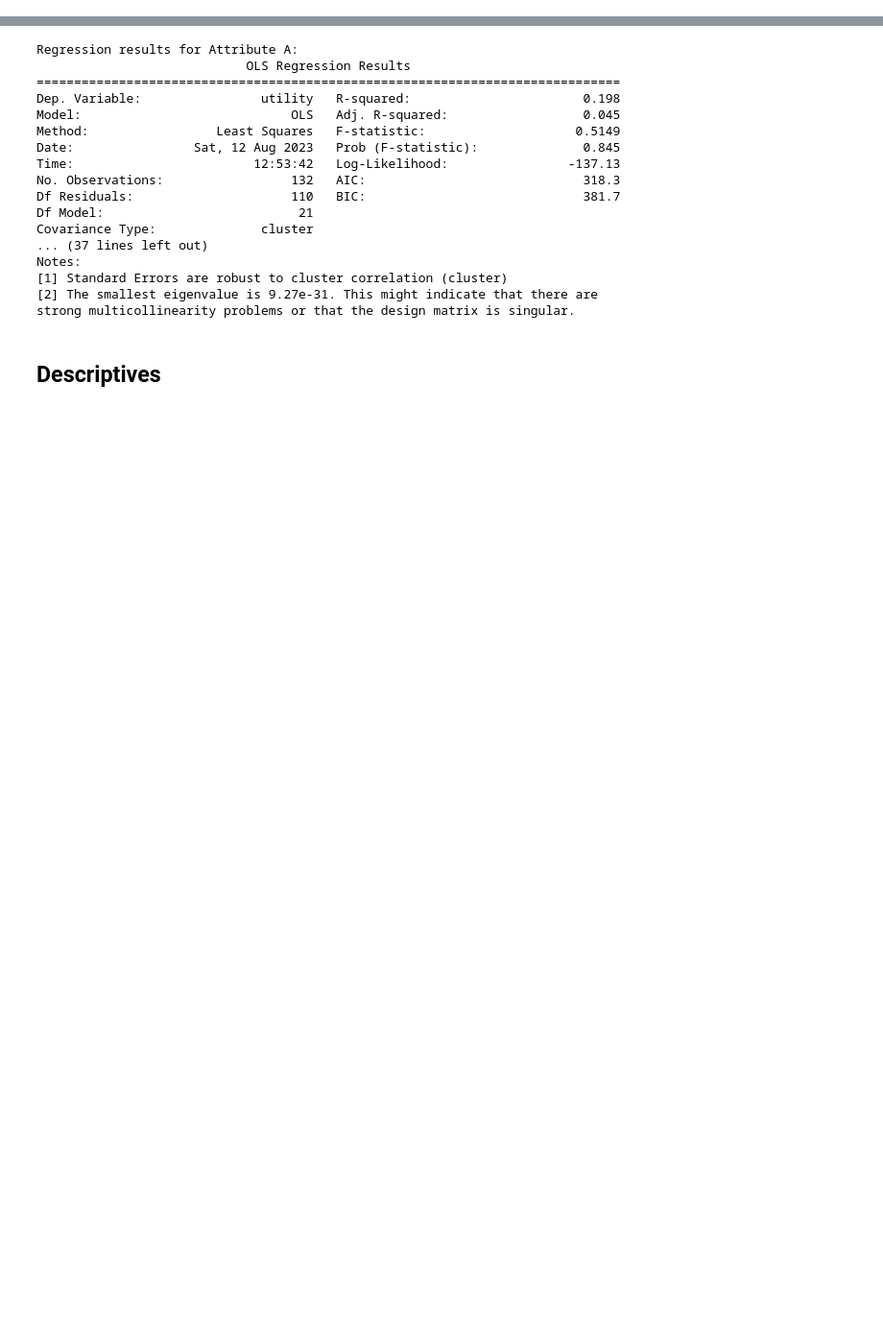
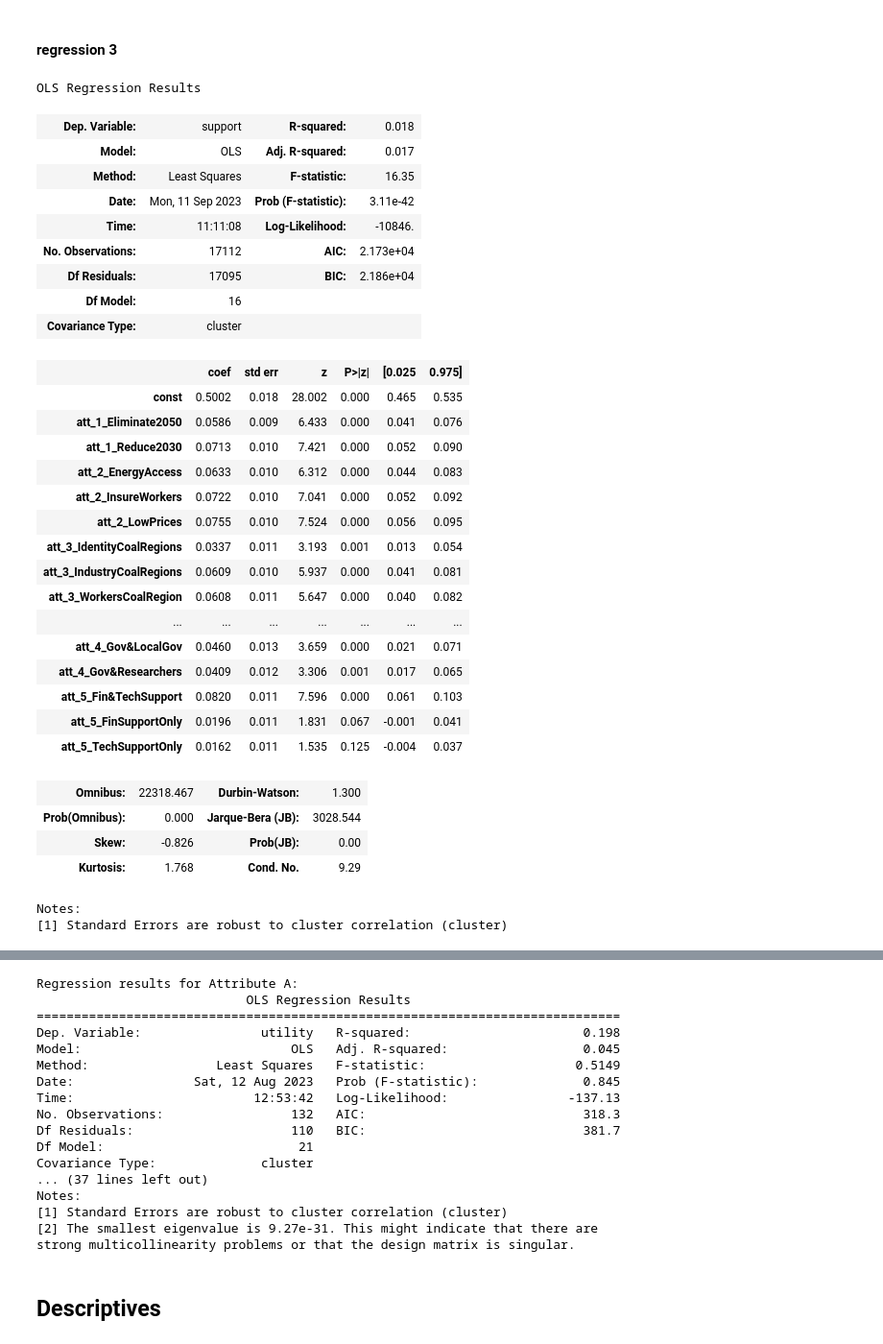
Before and after one commit to sjurlne/Attitudes-Towards-Just-Energy-Transition-Initiatives, a Jupyter notebook: sandbox/sandbox_regressions.ipynb, the cells around one changed output, grey strips where cells are left out. Shown at 96% size. Drawn from its saved outputs; the diff is of its cells as text; code cells hidden in the pictures; blank space fills up the shorter version.

```diff
--- a/sandbox/sandbox_regressions.ipynb
+++ b/sandbox/sandbox_regressions.ipynb
@@ -22,10 +213,51 @@ df_total = pd.read_csv(OUT / "data" / "data_regression.csv")
+# %% [markdown]
+#### regression 3
 # %%
 outcome = 'support'
-explanatory_vars = [col for col in df_total.columns if "att" in col] + ['ID']
+explanatory_vars = [col for col in df_total.columns if "att" in col]
+
+# Having a reference category for each att:
+to_remove = ['att_1_Eliminate2070', 'att_2_NothingSoc', 'att_3_NothingEco', 'att_4_GovAlone', 'att_5_NoInterference']
+explanatory_vars = [x for x in explanatory_vars if x not in to_remove]
 
 
 X = df_total[explanatory_vars].astype(int)
 y = df_total[outcome].astype(int)
 
 X = sm.add_constant(X)
-model = sm.OLS(y, X).fit(cov_type='cluster', cov_kwds={'groups':X['ID']})
+model = sm.OLS(y, X).fit(cov_type='cluster', cov_kwds={'groups':df_total['ID']})
+
+model.summary()
+# %% [output]
+OLS Regression Results
+| Dep. Variable: | support | R-squared: | 0.018 |
+| Model: | OLS | Adj. R-squared: | 0.017 |
+| Method: | Least Squares | F-statistic: | 16.35 |
+| Date: | Mon, 11 Sep 2023 | Prob (F-statistic): | 3.11e-42 |
+| Time: | 11:11:08 | Log-Likelihood: | -10846. |
+| No. Observations: | 17112 | AIC: | 2.173e+04 |
+| Df Residuals: | 17095 | BIC: | 2.186e+04 |
+| Df Model: | 16 |  |  |
+| Covariance Type: | cluster |  |  |
+|  | coef | std err | z | P>|z| | [0.025 | 0.975] |
+| const | 0.5002 | 0.018 | 28.002 | 0.000 | 0.465 | 0.535 |
+| att_1_Eliminate2050 | 0.0586 | 0.009 | 6.433 | 0.000 | 0.041 | 0.076 |
+| att_1_Reduce2030 | 0.0713 | 0.010 | 7.421 | 0.000 | 0.052 | 0.090 |
+| att_2_EnergyAccess | 0.0633 | 0.010 | 6.312 | 0.000 | 0.044 | 0.083 |
+| att_2_InsureWorkers | 0.0722 | 0.010 | 7.041 | 0.000 | 0.052 | 0.092 |
+| att_2_LowPrices | 0.0755 | 0.010 | 7.524 | 0.000 | 0.056 | 0.095 |
+| att_3_IdentityCoalRegions | 0.0337 | 0.011 | 3.193 | 0.001 | 0.013 | 0.054 |
+| att_3_IndustryCoalRegions | 0.0609 | 0.010 | 5.937 | 0.000 | 0.041 | 0.081 |
+| att_3_WorkersCoalRegion | 0.0608 | 0.011 | 5.647 | 0.000 | 0.040 | 0.082 |
+| ... | ... | ... | ... | ... | ... | ... |
+| att_4_Gov&LocalGov | 0.0460 | 0.013 | 3.659 | 0.000 | 0.021 | 0.071 |
+| att_4_Gov&Researchers | 0.0409 | 0.012 | 3.306 | 0.001 | 0.017 | 0.065 |
+| att_5_Fin&TechSupport | 0.0820 | 0.011 | 7.596 | 0.000 | 0.061 | 0.103 |
+| att_5_FinSupportOnly | 0.0196 | 0.011 | 1.831 | 0.067 | -0.001 | 0.041 |
+| att_5_TechSupportOnly | 0.0162 | 0.011 | 1.535 | 0.125 | -0.004 | 0.037 |
+| Omnibus: | 22318.467 | Durbin-Watson: | 1.300 |
+| Prob(Omnibus): | 0.000 | Jarque-Bera (JB): | 3028.544 |
+| Skew: | -0.826 | Prob(JB): | 0.00 |
+| Kurtosis: | 1.768 | Cond. No. | 9.29 |
+Notes:
+[1] Standard Errors are robust to cluster correlation (cluster)
```
Also changed, not shown: parts of 19 cells of this notebook, 50 other files.
